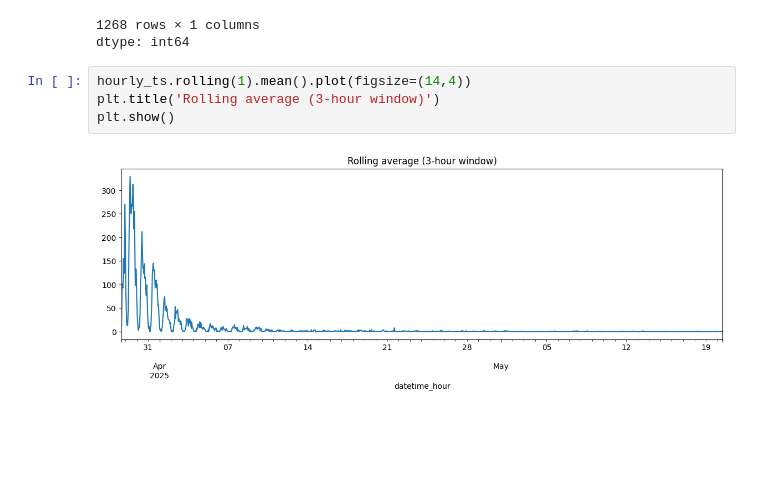
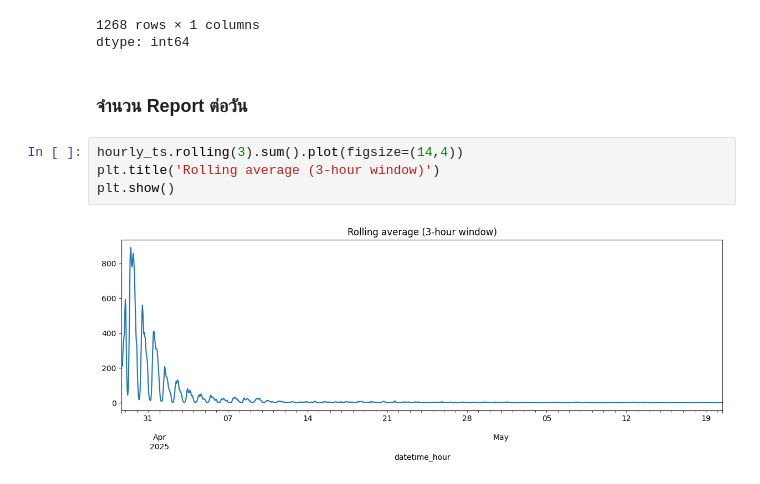
Before and after one commit to tontantip/Archive, a Jupyter notebook: portfolio/portfolio_pro1.ipynb, the cells around one changed output. Cells and saved outputs as stored; diff of their text form; blank space fills up the shorter version.

```diff
--- a/portfolio/portfolio_pro1.ipynb
+++ b/portfolio/portfolio_pro1.ipynb
@@ -383,9 +382,11 @@ hourly_ts
 | 2025-05-20 11:00:00 | 2 |
 1268 rows × 1 columns
 dtype: int64
+# %% [markdown]
+### จำนวน Report ต่อวัน
 # %%
-hourly_ts.rolling(1).mean().plot(figsize=(14,4))
+hourly_ts.rolling(3).sum().plot(figsize=(14,4))
 plt.title('Rolling average (3-hour window)')
 plt.show()
 # %% [output]
-[figure, old version]
+[figure, new version]
```
Also changed, not shown: parts of 17 cells of this notebook.
